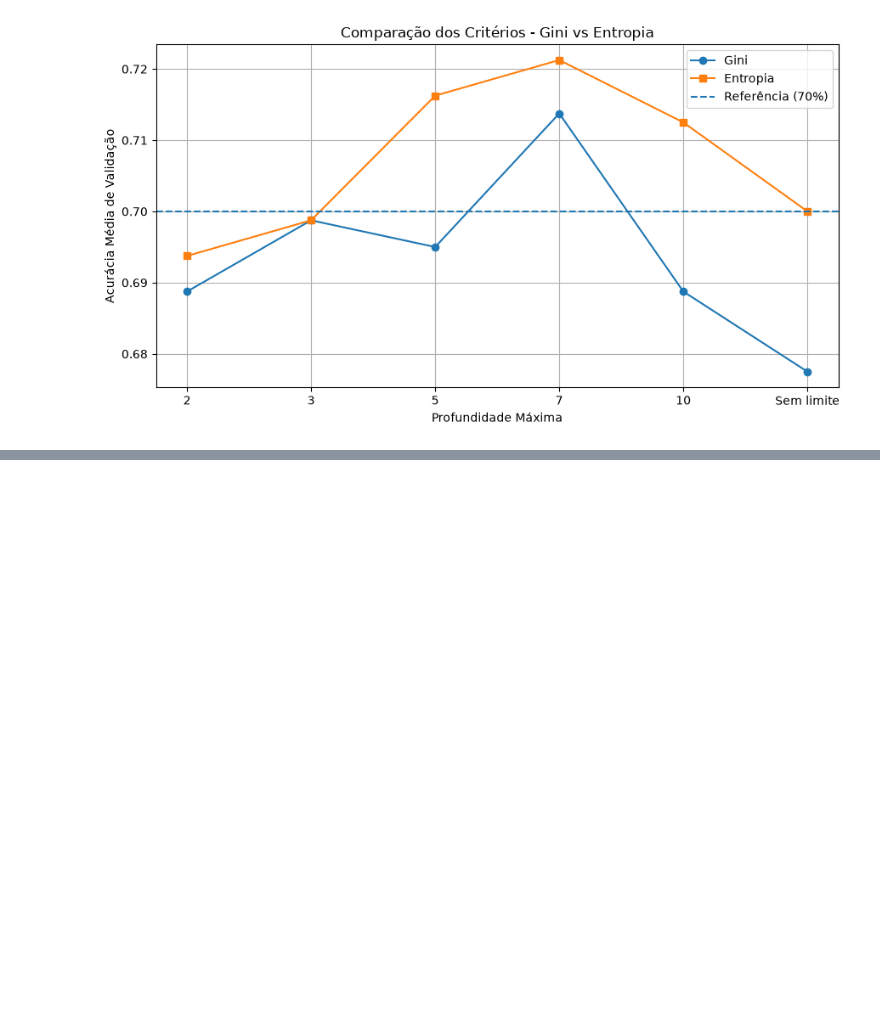
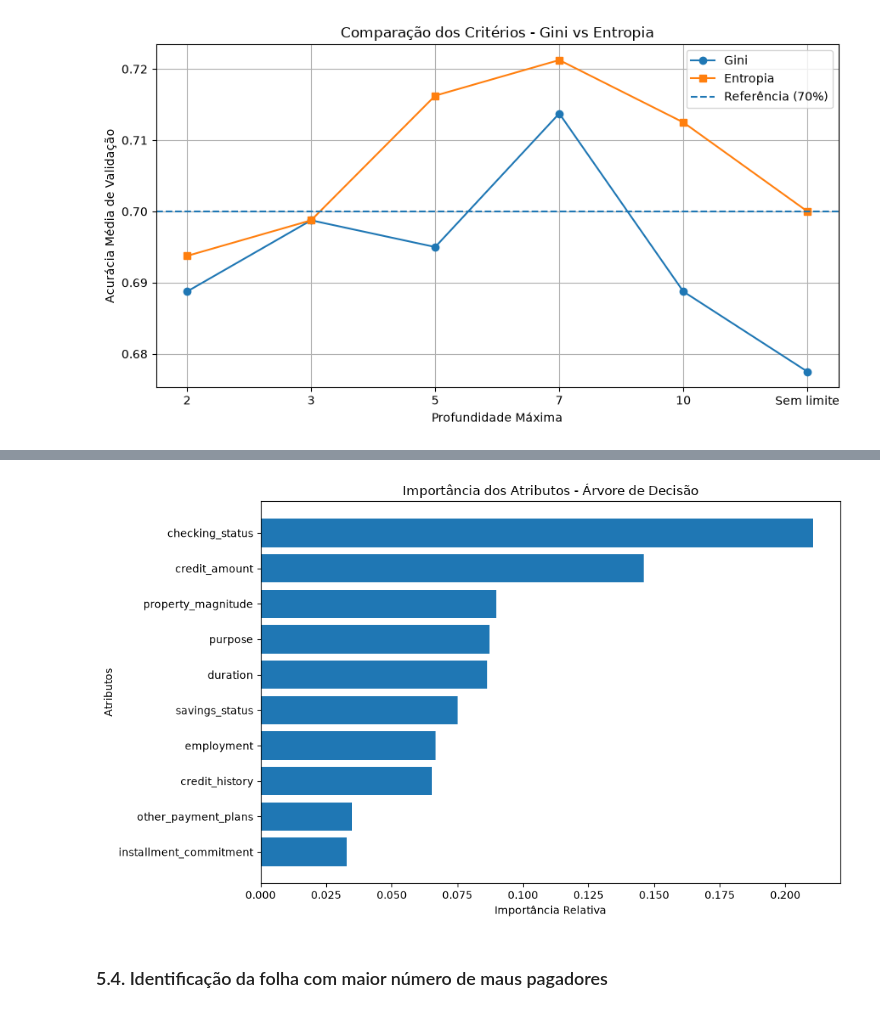
Before and after one commit to Pedrollucas/Sistemas-Inteligentes, a Jupyter notebook: notebooks/04_arvore_decisao.ipynb, the cells around one changed output, grey strips where cells are left out. Drawn from its saved outputs; the diff is of its cells as text; code cells hidden in the pictures; blank space fills up the shorter version.

Commit message:
feat: analisa importancia dos atributos e regras da arvore

```diff
--- a/notebooks/04_arvore_decisao.ipynb
+++ b/notebooks/04_arvore_decisao.ipynb
@@ -1114,0 +1287,22 @@ figuras.mkdir(exist_ok=True)
+# %%
+# Seleciona os dez atributos mais importantes
+top10 = tabela_originais.head(10)
+
+plt.figure(figsize=(10, 6))
+
+plt.barh(
+    top10["Atributo"][::-1],
+    top10["Importância"][::-1]
+)
+
+plt.xlabel("Importância Relativa")
+plt.ylabel("Atributos")
+plt.title("Importância dos Atributos - Árvore de Decisão")
+
+plt.tight_layout()
+plt.savefig(figuras / "12_arvore_importancia.png", dpi=300, bbox_inches="tight")
+plt.show()
+# %% [output]
+[figure, added]
+# %% [markdown]
+### 5.4. Identificação da folha com maior número de maus pagadores
```
Also changed, not shown: parts of 8 cells of this notebook, 1 other file.
